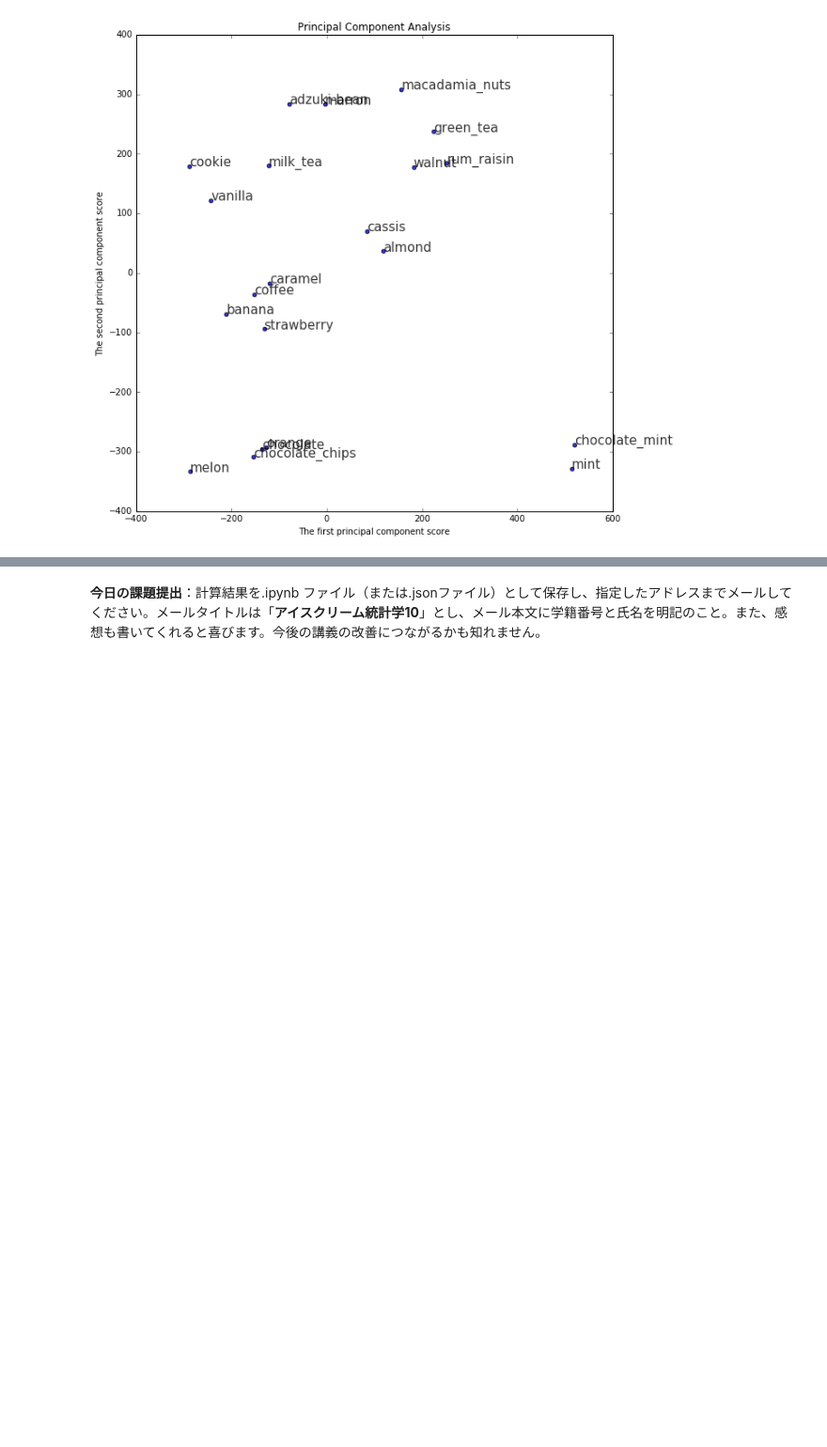
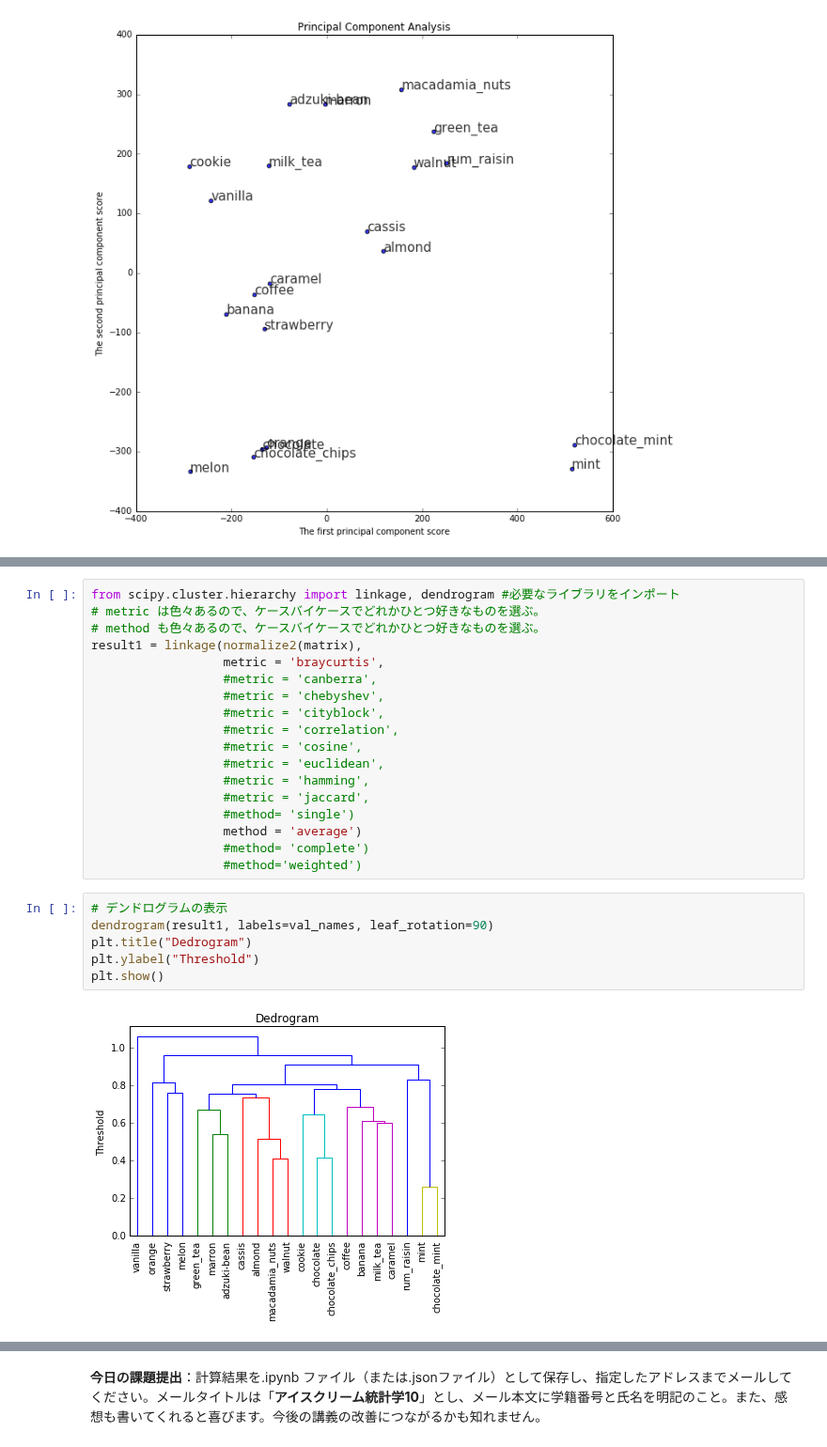
Before and after one commit to maskot1977/ipython_notebook, a Jupyter notebook: アイスクリーム統計学・第１０章.ipynb, the cells around one changed output, grey strips where cells are left out. Shown at 94% size. Drawn from its saved outputs; the diff is of its cells as text; blank space fills up the shorter version.

```diff
--- a/アイスクリーム統計学・第１０章.ipynb
+++ b/アイスクリーム統計学・第１０章.ipynb
@@ -115,0 +124,26 @@ __課題10.5__:　上記の matrix の列と行を入れ替えた matrixT を作
+# %%
+from scipy.cluster.hierarchy import linkage, dendrogram #必要なライブラリをインポート
+# metric は色々あるので、ケースバイケースでどれかひとつ好きなものを選ぶ。
+# method も色々あるので、ケースバイケースでどれかひとつ好きなものを選ぶ。
+result1 = linkage(normalize2(matrix),
+                  metric = 'braycurtis',
+                  #metric = 'canberra',
+                  #metric = 'chebyshev',
+                  #metric = 'cityblock',
+                  #metric = 'correlation',
+                  #metric = 'cosine',
+                  #metric = 'euclidean',
+                  #metric = 'hamming',
+                  #metric = 'jaccard',
+                  #method= 'single')
+                  method = 'average')
+                  #method= 'complete')
+                  #method='weighted')
+# %%
+# デンドログラムの表示
+dendrogram(result1, labels=val_names, leaf_rotation=90)
+plt.title("Dedrogram")
+plt.ylabel("Threshold")
+plt.show()
+# %% [output]
+[figure, added]
```
Also changed, not shown: parts of 6 cells of this notebook, 4 other files.
